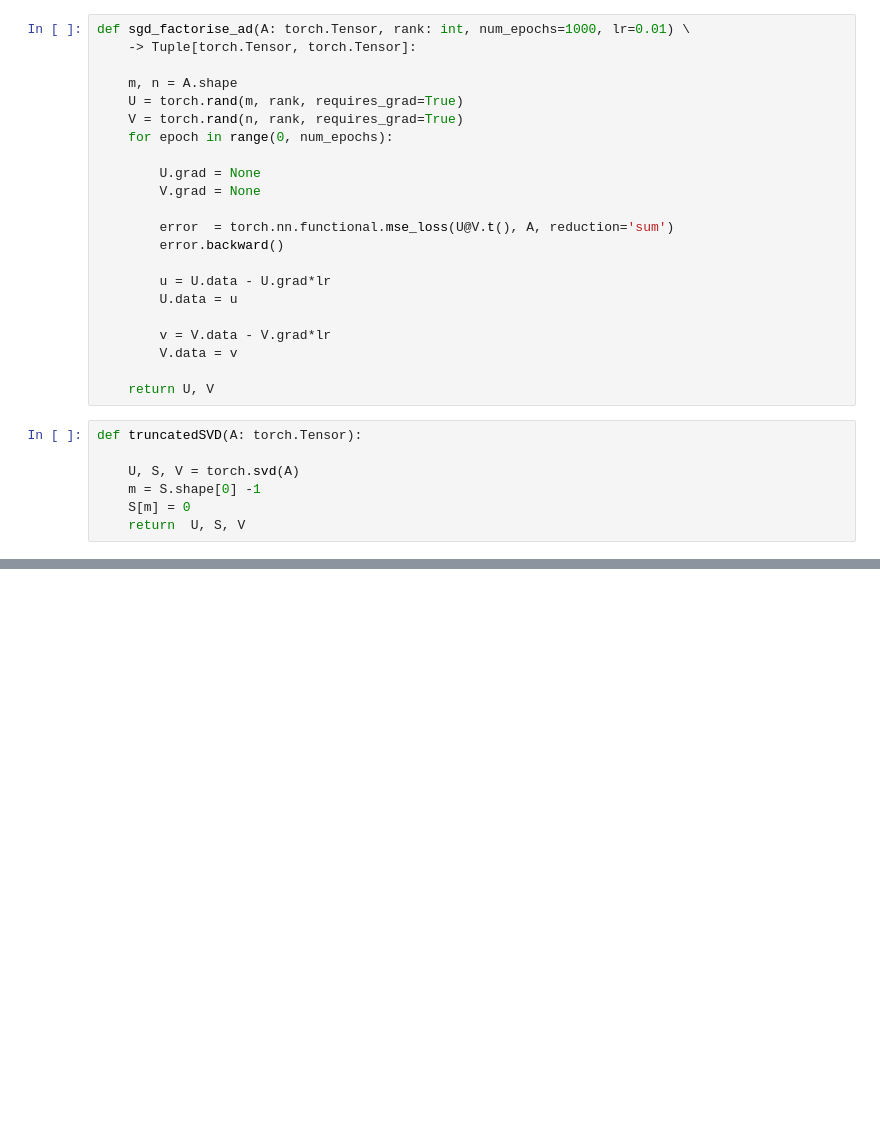
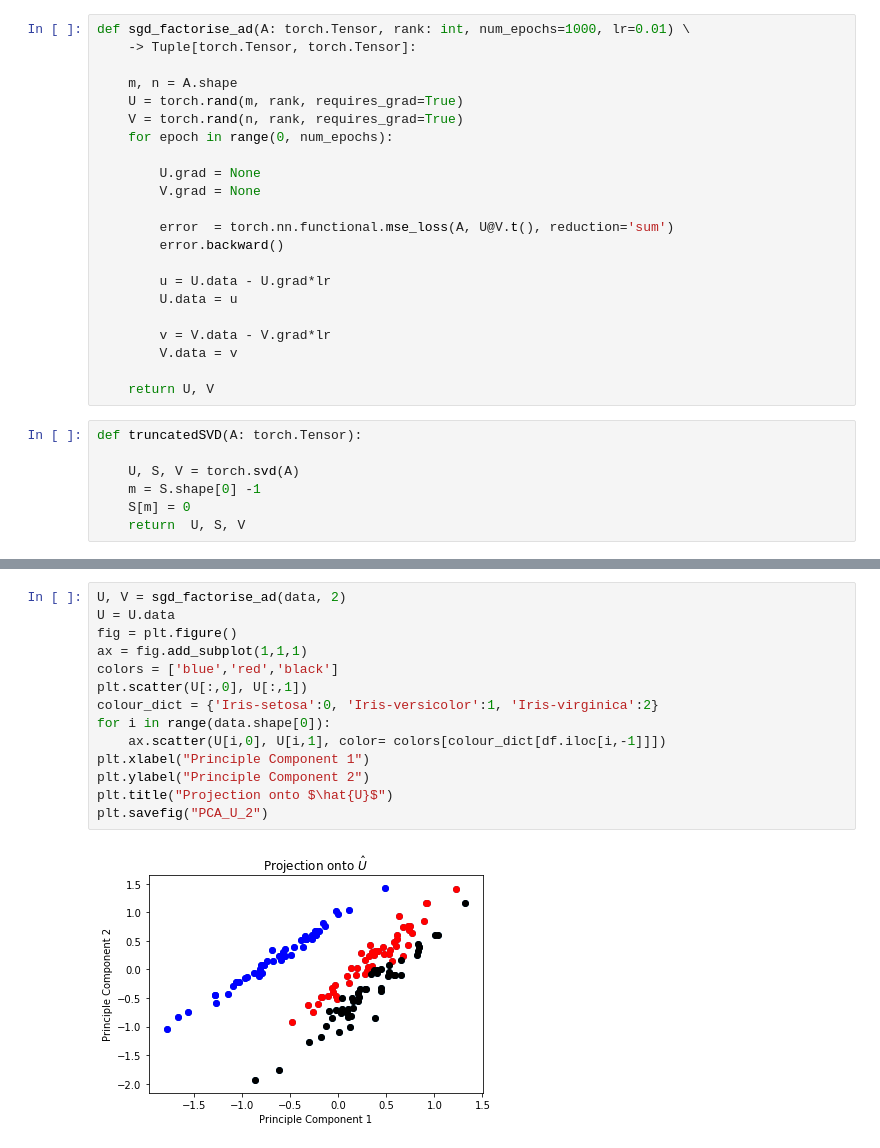
Before and after one commit to ivanred6/DeepLearningLabs, a Jupyter notebook: Exercise2/exercise2.ipynb, the cells around one changed output, grey strips where cells are left out. Saved outputs shown, nothing was run; the diff lists cells and outputs as text; blank space fills up the shorter version.

```diff
--- a/Exercise2/exercise2.ipynb
+++ b/Exercise2/exercise2.ipynb
@@ -14,7 +15,7 @@ def sgd_factorise_ad(A: torch.Tensor, rank: int, num_epochs=1000, lr=0.01) \
         U.grad = None
         V.grad = None
 
-        error  = torch.nn.functional.mse_loss(U@V.t(), A, reduction='sum')
+        error  = torch.nn.functional.mse_loss(A, U@V.t(), reduction='sum')
         error.backward()
 
         u = U.data - U.grad*lr
@@ -59,0 +84,16 @@ RuntimeError: expected dtype Double but got dtype Float
+# %%
+U, V = sgd_factorise_ad(data, 2)
+U = U.data
+fig = plt.figure()
+ax = fig.add_subplot(1,1,1)
+colors = ['blue','red','black']
+plt.scatter(U[:,0], U[:,1])
+colour_dict = {'Iris-setosa':0, 'Iris-versicolor':1, 'Iris-virginica':2}
+for i in range(data.shape[0]):
+    ax.scatter(U[i,0], U[i,1], color= colors[colour_dict[df.iloc[i,-1]]])
+plt.xlabel("Principle Component 1")
+plt.ylabel("Principle Component 2")
+plt.title("Projection onto $\hat{U}$")
+plt.savefig("PCA_U_2")
+# %% [output]
+[figure, added]
```
Also changed, not shown: parts of 5 cells of this notebook, 17 other files.
